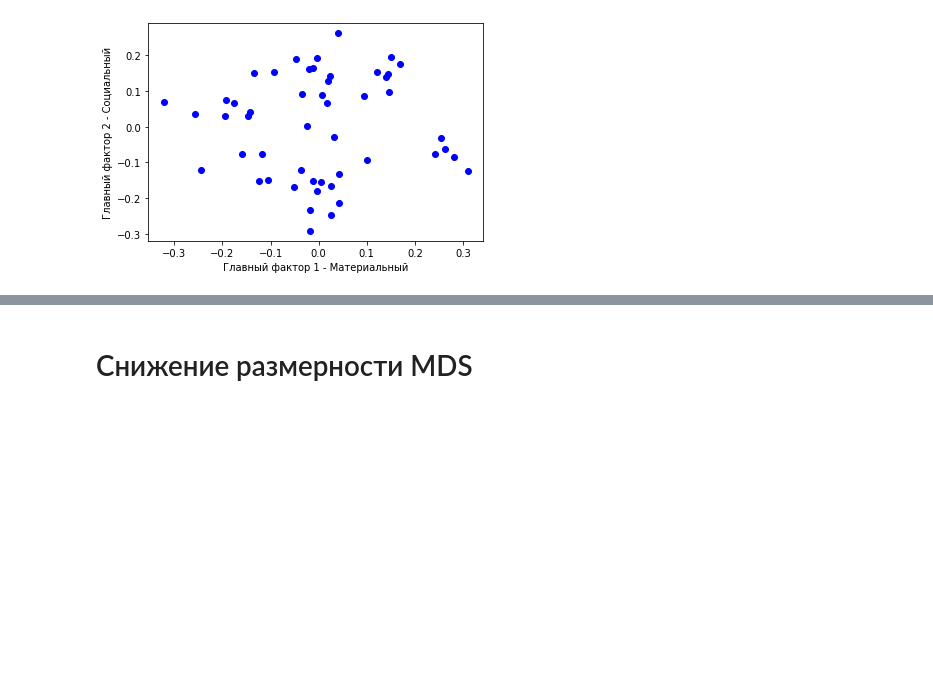
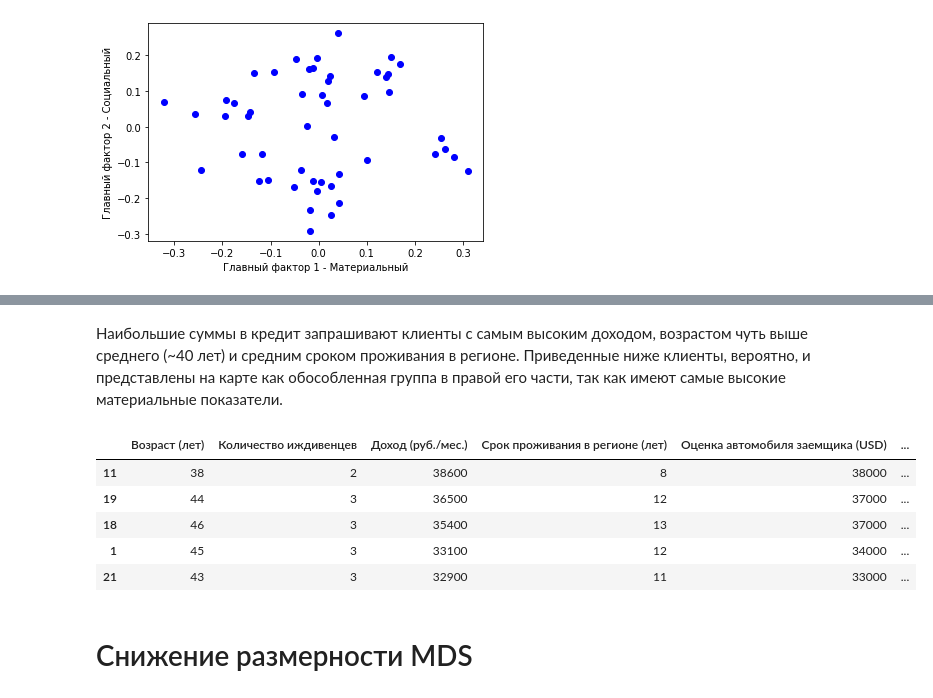
Before and after one commit to zozunin/classic-data-analysis-methods, a Jupyter notebook: DZ2_13.ipynb, the cells around one changed output, grey strips where cells are left out. Saved outputs shown, nothing was run; the diff lists cells and outputs as text; code cells hidden in the pictures; blank space fills up the shorter version.

```diff
--- a/DZ2_13.ipynb
+++ b/DZ2_13.ipynb
@@ -398,3 +421,14 @@ plt.show()
+# %% [markdown]
+Наибольшие суммы в кредит запрашивают клиенты с самым высоким доходом, возрастом чуть выше среднего (~40 лет) и средним сроком проживания в регионе. Приведенные ниже клиенты, вероятно, и представлены на карте как обособленная группа в правой его части, так как имеют самые высокие материальные показатели.
+# %%
+X.sort_values('Размер кредита(тыс. руб.)', ascending=False).head()
+# %% [output]
+|  | Возраст (лет) | Количество иждивенцев | Доход (руб./мес.) | Срок проживания в регионе (лет) | Оценка автомобиля заемщика (USD) | ... |
+| 11 | 38 | 2 | 38600 | 8 | 38000 | ... |
+| 19 | 44 | 3 | 36500 | 12 | 37000 | ... |
+| 18 | 46 | 3 | 35400 | 13 | 37000 | ... |
+| 1 | 45 | 3 | 33100 | 12 | 34000 | ... |
+| 21 | 43 | 3 | 32900 | 11 | 33000 | ... |
 # %% [markdown]
 # Снижение размерности MDS
 # %% [markdown]
```
Also changed, not shown: parts of 10 cells of this notebook.
